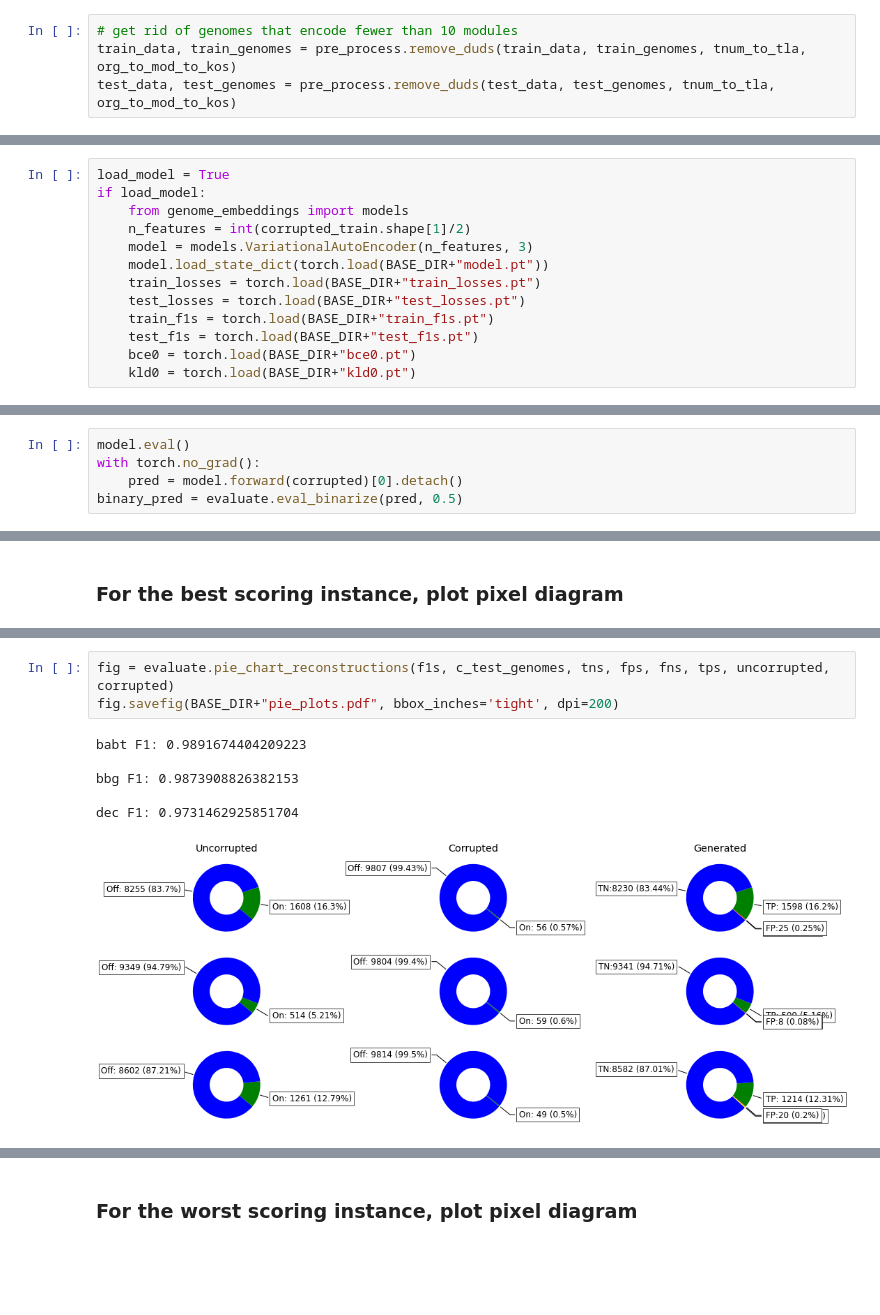
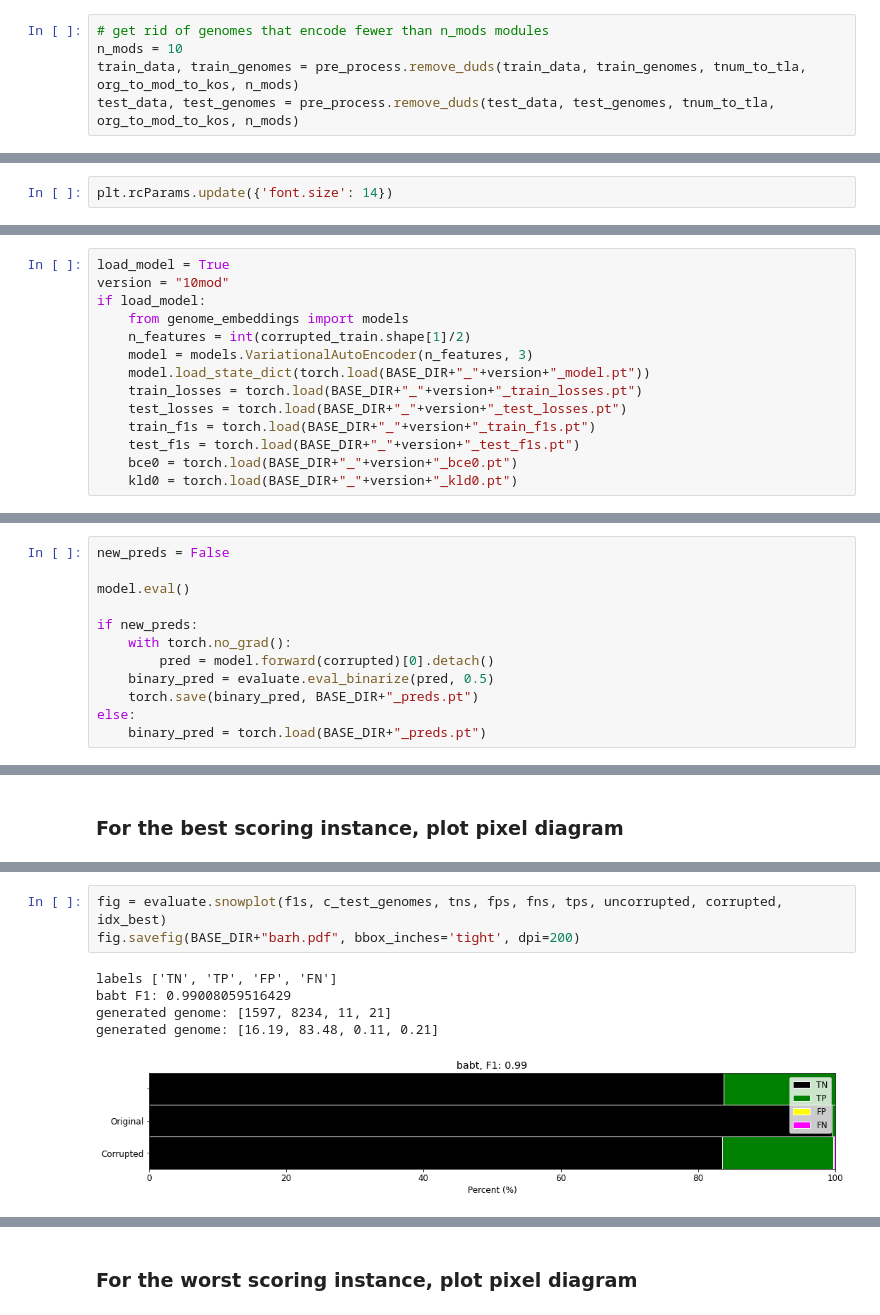
Before and after one commit to natasha-dudek/DeepGenomeVector, a Jupyter notebook: main.ipynb, the cells around one changed output, grey strips where cells are left out. Drawn from its saved outputs; the diff is of its cells as text; blank space fills up the shorter version.

```diff
--- a/main.ipynb
+++ b/main.ipynb
@@ -111,9 +120,10 @@ test_data = test_data[good_idx_test,:]
 train_genomes = list(np.array(train_genomes)[good_idx_train])
 test_genomes = list(np.array(test_genomes)[good_idx_test])
 # %%
-# get rid of genomes that encode fewer than 10 modules
-train_data, train_genomes = pre_process.remove_duds(train_data, train_genomes, tnum_to_tla, org_to_mod_to_kos)
-test_data, test_genomes = pre_process.remove_duds(test_data, test_genomes, tnum_to_tla, org_to_mod_to_kos)
+# get rid of genomes that encode fewer than n_mods modules
+n_mods = 10
+train_data, train_genomes = pre_process.remove_duds(train_data, train_genomes, tnum_to_tla, org_to_mod_to_kos, n_mods)
+test_data, test_genomes = pre_process.remove_duds(test_data, test_genomes, tnum_to_tla, org_to_mod_to_kos, n_mods)
 # %%
 # Are there any columns that are all zeros in both the train and test sets (TL;DR yes)
 good_cols = ((train_data.sum(axis=0) != 0) | (test_data.sum(axis=0) != 0))
@@ -135,3 +149,5 @@ train_data.shape, test_data.shape, train_data.shape[0]+test_data.shape[0]
 # %% [markdown]
 # Data exploration
+# %%
+plt.rcParams.update({'font.size': 14})
 # %%
@@ -410,16 +449,17 @@ torch.save(test_f1s, BASE_DIR+"test_f1s.pt")
 # %%
 load_model = True
+version = "10mod"
 if load_model:
     from genome_embeddings import models
     n_features = int(corrupted_train.shape[1]/2)
     model = models.VariationalAutoEncoder(n_features, 3)
-    model.load_state_dict(torch.load(BASE_DIR+"model.pt"))
-    train_losses = torch.load(BASE_DIR+"train_losses.pt")
-    test_losses = torch.load(BASE_DIR+"test_losses.pt")
-    train_f1s = torch.load(BASE_DIR+"train_f1s.pt")
-    test_f1s = torch.load(BASE_DIR+"test_f1s.pt")
-    bce0 = torch.load(BASE_DIR+"bce0.pt")
-    kld0 = torch.load(BASE_DIR+"kld0.pt")
+    model.load_state_dict(torch.load(BASE_DIR+"_"+version+"_model.pt"))
+    train_losses = torch.load(BASE_DIR+"_"+version+"_train_losses.pt")
+    test_losses = torch.load(BASE_DIR+"_"+version+"_test_losses.pt")
+    train_f1s = torch.load(BASE_DIR+"_"+version+"_train_f1s.pt")
+    test_f1s = torch.load(BASE_DIR+"_"+version+"_test_f1s.pt")
+    bce0 = torch.load(BASE_DIR+"_"+version+"_bce0.pt")
+    kld0 = torch.load(BASE_DIR+"_"+version+"_kld0.pt")
 # %% [markdown]
 # Evaluate model performance
 # %% [markdown]
@@ -432,10 +472,17 @@ n_features = int(corrupted_test.shape[1]/2)
 corrupted = corrupted_test[:,:n_features]
 uncorrupted = corrupted_test[:,n_features:]
 # %%
+new_preds = False
+
 model.eval()
-with torch.no_grad():
-    pred = model.forward(corrupted)[0].detach()
-binary_pred = evaluate.eval_binarize(pred, 0.5)
+
+if new_preds:
+    with torch.no_grad():
+        pred = model.forward(corrupted)[0].detach()
+    binary_pred = evaluate.eval_binarize(pred, 0.5)
+    torch.save(binary_pred, BASE_DIR+"_preds.pt")
+else:
+    binary_pred = torch.load(BASE_DIR+"_preds.pt")
 # %% [markdown]
 ### Investigate test set F1 score (micro-average) and calculate TNs, FPs, FNs, TPs
 # %%
@@ -534,10 +580,9 @@ Num genes on in corrupted idx_best genome tensor(59.)
 # %%
-fig = evaluate.pie_chart_reconstructions(f1s, c_test_genomes, tns, fps, fns, tps, uncorrupted, corrupted)
-fig.savefig(BASE_DIR+"pie_plots.pdf", bbox_inches='tight', dpi=200)
+fig = evaluate.snowplot(f1s, c_test_genomes, tns, fps, fns, tps, uncorrupted, corrupted, idx_best)
+fig.savefig(BASE_DIR+"barh.pdf", bbox_inches='tight', dpi=200)
 # %% [output]
-babt F1: 0.9891674404209223
-
-bbg F1: 0.9873908826382153
-
-dec F1: 0.9731462925851704
+labels ['TN', 'TP', 'FP', 'FN']
+babt F1: 0.99008059516429
+generated genome: [1597, 8234, 11, 21]
+generated genome: [16.19, 83.48, 0.11, 0.21]
-[figure, old version]
+[figure, new version]
```
Also changed, not shown: parts of 75 cells of this notebook, 5 other files.
